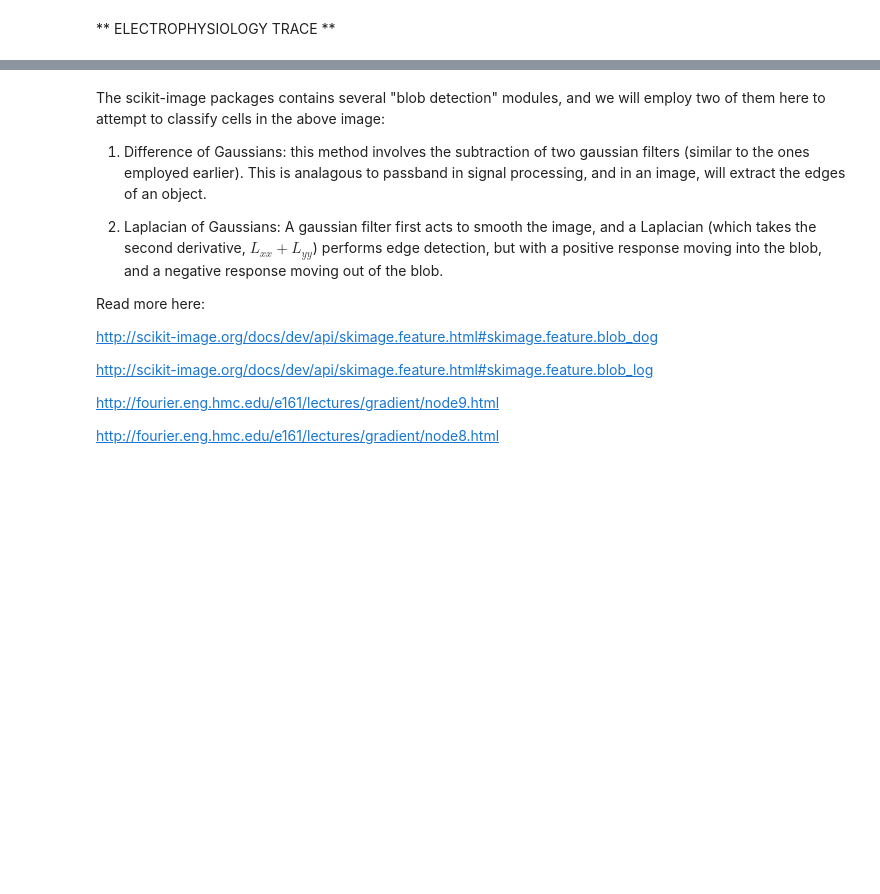
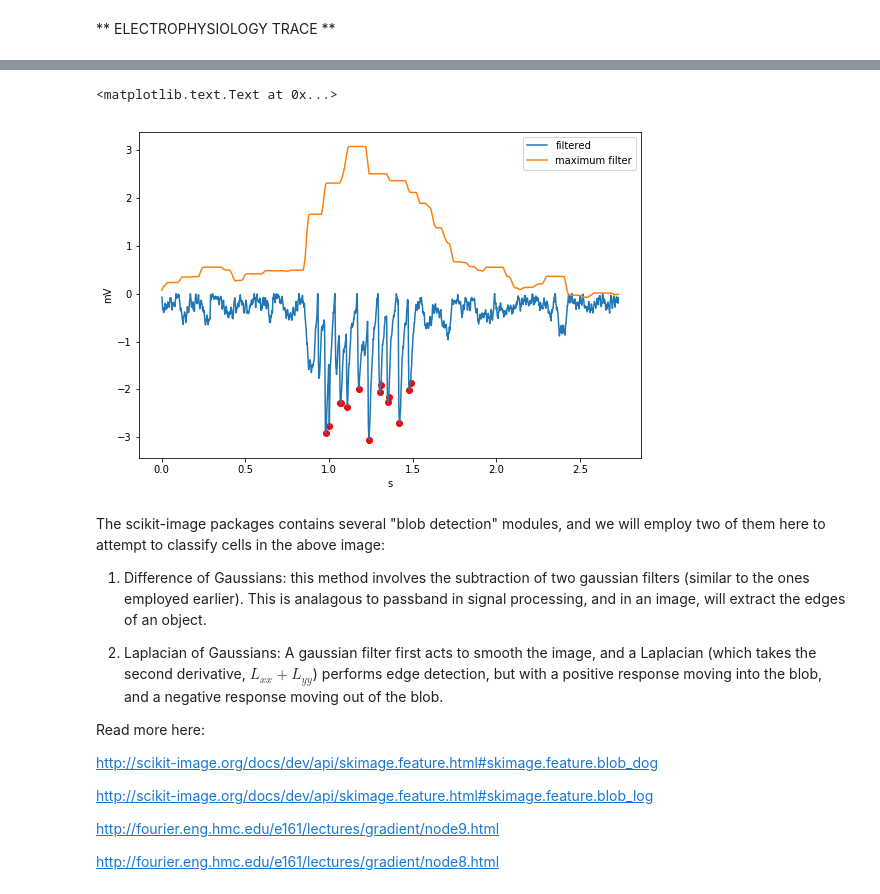
Before and after one commit to acbosma/SciPy_Tutorial, a Jupyter notebook: SciPy_Tutorial.ipynb, the cells around one changed output, grey strips where cells are left out. Saved outputs shown, nothing was run; the diff lists cells and outputs as text; code cells hidden in the pictures; blank space fills up the shorter version.

```diff
--- a/SciPy_Tutorial.ipynb
+++ b/SciPy_Tutorial.ipynb
@@ -548,41 +572,43 @@ def find_peaks(data, pos_threshold = None, neg_threshold = None):
     sig_deriv = np.diff(data)
 
     sig_deriv = (sig_deriv > 0).astype(np.byte)
 
     neg_peak_opts = np.argwhere(sig_deriv[1:] - sig_deriv[:-1] == 1)
     pos_peak_opts = np.argwhere(sig_deriv[1:] - sig_deriv[:-1] == -1)
 
     pos = pos_peak_opts[data[pos_peak_opts] > pos_threshold]
     neg = neg_peak_opts[data[neg_peak_opts] < neg_threshold]
 
     return pos, neg
 
 
 ############# EXERCISE ###############
 ## use the above functions and suggestions below to play with various filtering options
 ## here is a start
-sample_rate = 1/(time[1] - time[0])
+sample_rate = 1/(time[1] - time[0]) #get sampling rate from time vector
 
-zeroed = zero_baseline(electrode_2)
-filtered = filter_signal(zeroed, sample_rate, cutoff_low = 1000)
+zeroed = zero_baseline(electrode_2) #start by zeroing the baseline
+filtered = filter_signal(zeroed, sample_rate, cutoff_low = 1000) #add some filtering
+
 win = 3000 #adjust this to change smoothing
-
 max_filter = sliding_max(filtered, win)
 
-print len(max_filter)
-baseline_subtracted = filtered[0:len(max_filter)] - max_filter
+depolarization_subtracted = filtered[0:len(max_filter)] - max_filter
 
-pos, neg = find_peaks(baseline_subtracted)
+pos, neg = find_peaks(depolarization_subtracted)
 ####################################
 
 
 #### plotting
 fig = plt.figure()
 ax = fig.add_subplot(111)
-ax.plot(time[0:len(baseline_subtracted)], baseline_subtracted)
+ax.plot(time[0:len(depolarization_subtracted)], depolarization_subtracted)
 ax.plot(time[0:len(max_filter)], max_filter)
-ax.legend(['filtered', 'savgol fit'])
-ax.scatter(time[neg], baseline_subtracted[neg], color='r')
-ax.scatter(time[pos], baseline_subtracted[pos], color='g')
+ax.legend(['filtered', 'maximum filter'])
+ax.scatter(time[neg], depolarization_subtracted[neg], color='r')
+ax.scatter(time[pos], depolarization_subtracted[pos], color='g')
 ax.set_xlabel('s')
 ax.set_ylabel('mV')
+# %% [output]
+<matplotlib.text.Text at 0x...>
+[figure, added]
```
Also changed, not shown: parts of 19 cells of this notebook, 1 other file.
